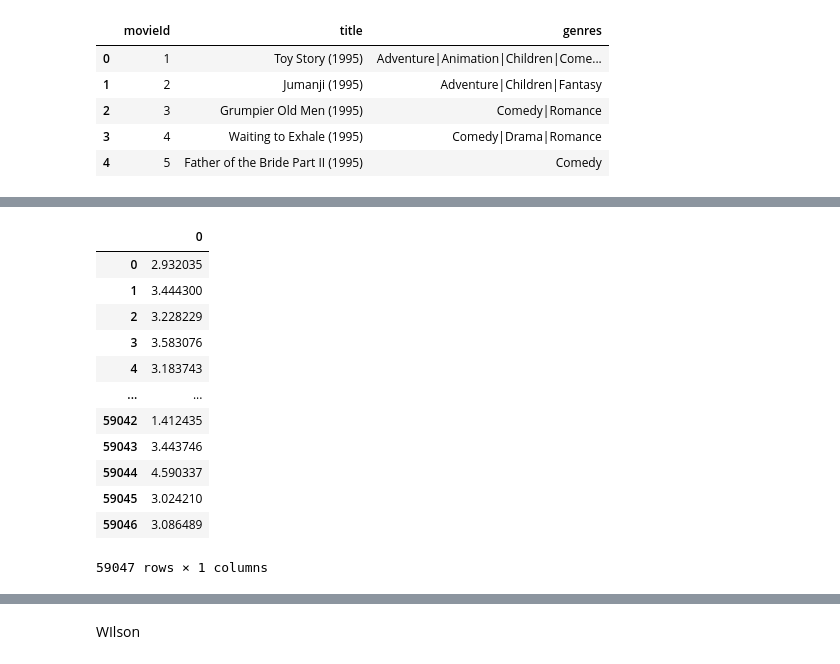
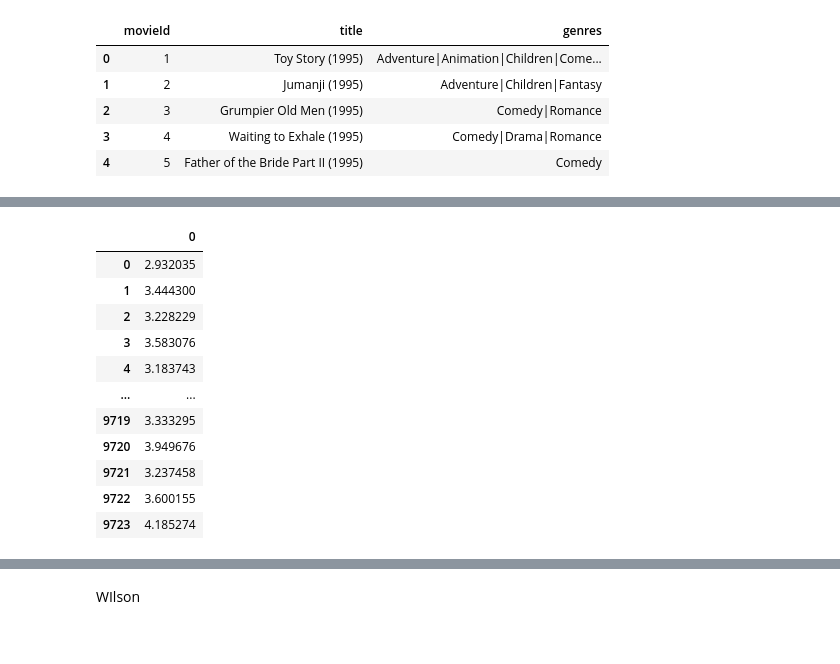
Before and after one commit to vincentlewi/import-group_name, a Jupyter notebook: backend/test.ipynb, the cells around one changed output, grey strips where cells are left out. Cells and saved outputs as stored; diff of their text form; code cells hidden in the pictures.

```diff
--- a/backend/test.ipynb
+++ b/backend/test.ipynb
@@ -69,7 +64,7 @@ for ids in sorted(users_ids):
     dict_users[ids] = index
     index += 1
 # %%
-user_id = 585
+user = 1
 predicted_rating = model.predict([pd.Series([user_id]*len(dict_movies)), pd.Series(dict_movies.values())])
 predicted_rating = pd.DataFrame(predicted_rating)
 predicted_rating
@@ -78,0 +73,12 @@ predicted_rating
+|  | 0 |
+| 0 | 2.932035 |
+| 1 | 3.444300 |
+| 2 | 3.228229 |
+| 3 | 3.583076 |
+| 4 | 3.183743 |
+| ... | ... |
+| 9719 | 3.333295 |
+| 9720 | 3.949676 |
+| 9721 | 3.237458 |
+| 9722 | 3.600155 |
+| 9723 | 4.185274 |
@@ -80,13 +85,0 @@ predicted_rating
-|  | 0 |
-| 0 | 2.932035 |
-| 1 | 3.444300 |
-| 2 | 3.228229 |
-| 3 | 3.583076 |
-| 4 | 3.183743 |
-| ... | ... |
-| 59042 | 1.412435 |
-| 59043 | 3.443746 |
-| 59044 | 4.590337 |
-| 59045 | 3.024210 |
-| 59046 | 3.086489 |
-59047 rows × 1 columns
```
Also changed, not shown: parts of 11 cells of this notebook, 3 other files.
